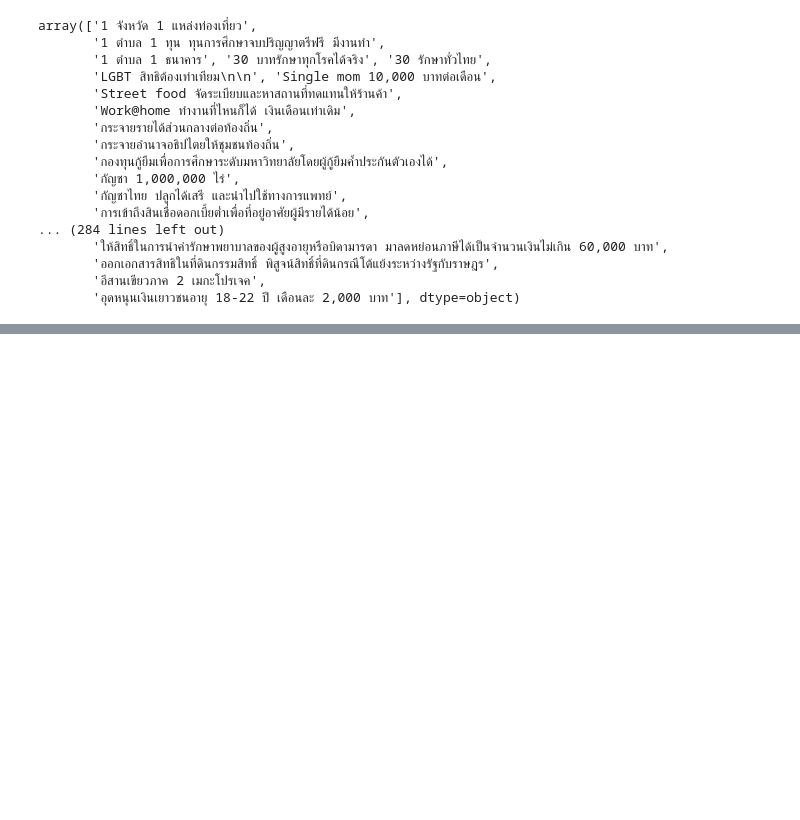
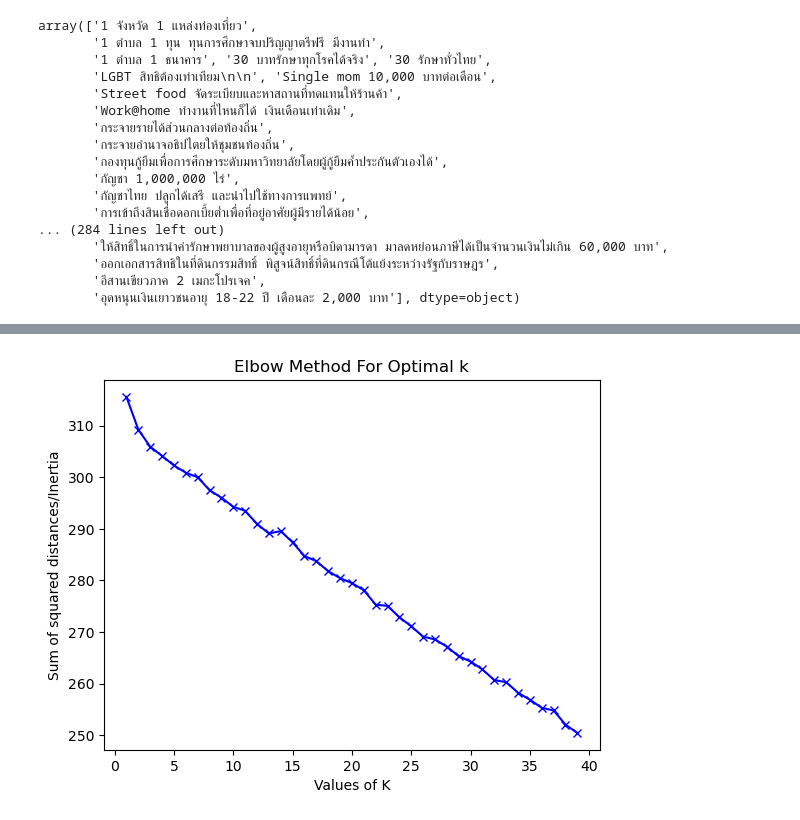
Before and after one commit to policytracka/policytracka, a Jupyter notebook: data/kmeantext.ipynb, the cells around one changed output, grey strips where cells are left out. Drawn from its saved outputs; the diff is of its cells as text; code cells hidden in the pictures; blank space fills up the shorter version.

```diff
--- a/data/kmeantext.ipynb
+++ b/data/kmeantext.ipynb
@@ -17,7 +8,7 @@ import pandas as pd
 # %%
 from pythainlp import sent_tokenize, word_tokenize
 # %%
-docs = pd.read_csv('/content/Open source [WeVis-Promise Tracker] Data - promise.csv')
+docs = pd.read_csv('datasets/Open source [WeVis-Promise Tracker] Data - promise.csv')
 # %%
 docs['promiseTitle'].values
 # %% [output]
@@ -70,0 +97,14 @@ Converged at iteration 4: strict convergence.
+# %%
+Sum_of_squared_distances = []
+K = range(1,40)
+for num_clusters in K :
+ kmeans = KMeans(n_clusters=num_clusters)
+ kmeans.fit(doc_matrix)
+ Sum_of_squared_distances.append(kmeans.inertia_)
+plt.plot(K,Sum_of_squared_distances,'bx-')
+plt.xlabel('Values of K')
+plt.ylabel('Sum of squared distances/Inertia')
+plt.title('Elbow Method For Optimal k')
+plt.show()
+# %% [output]
+[figure, added]
```
Also changed, not shown: parts of 12 cells of this notebook, 1 other file.
